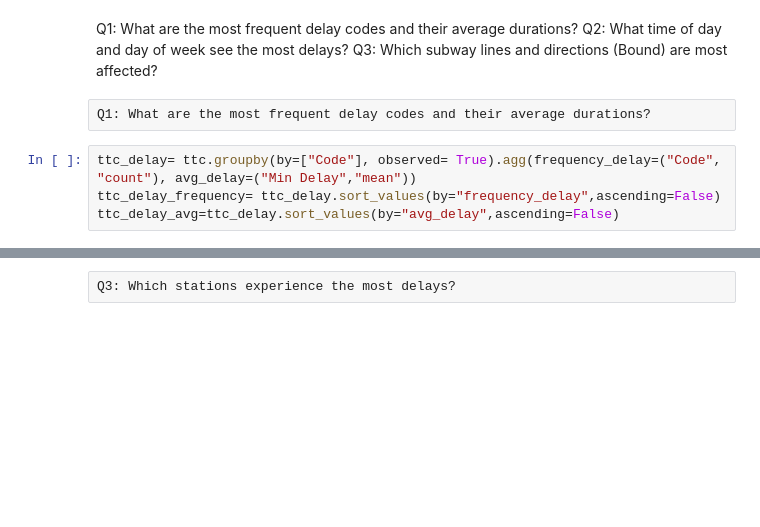
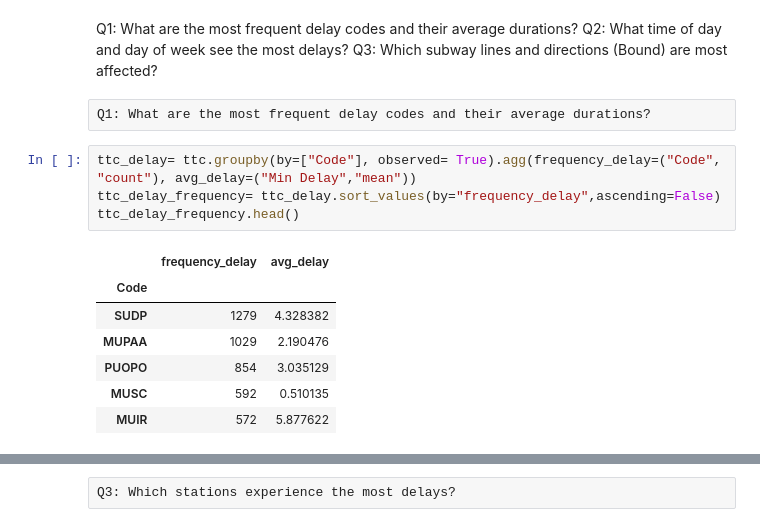
Before and after one commit to aashay-bhatt/TTC-Delay-Analysis, a Jupyter notebook: TTC.ipynb, the cells around one changed output, grey strips where cells are left out. Cells and saved outputs as stored; diff of their text form; blank space fills up the shorter version.

```diff
--- a/TTC.ipynb
+++ b/TTC.ipynb
@@ -47,4 +41,12 @@ Q1: What are the most frequent delay codes and their average durations?
 # %%
 ttc_delay= ttc.groupby(by=["Code"], observed= True).agg(frequency_delay=("Code", "count"), avg_delay=("Min Delay","mean"))
 ttc_delay_frequency= ttc_delay.sort_values(by="frequency_delay",ascending=False)
-ttc_delay_avg=ttc_delay.sort_values(by="avg_delay",ascending=False)
+ttc_delay_frequency.head()
+# %% [output]
+|  | frequency_delay | avg_delay |
+| Code |  |  |
+| SUDP | 1279 | 4.328382 |
+| MUPAA | 1029 | 2.190476 |
+| PUOPO | 854 | 3.035129 |
+| MUSC | 592 | 0.510135 |
+| MUIR | 572 | 5.877622 |
```
Also changed, not shown: parts of 9 cells of this notebook.
